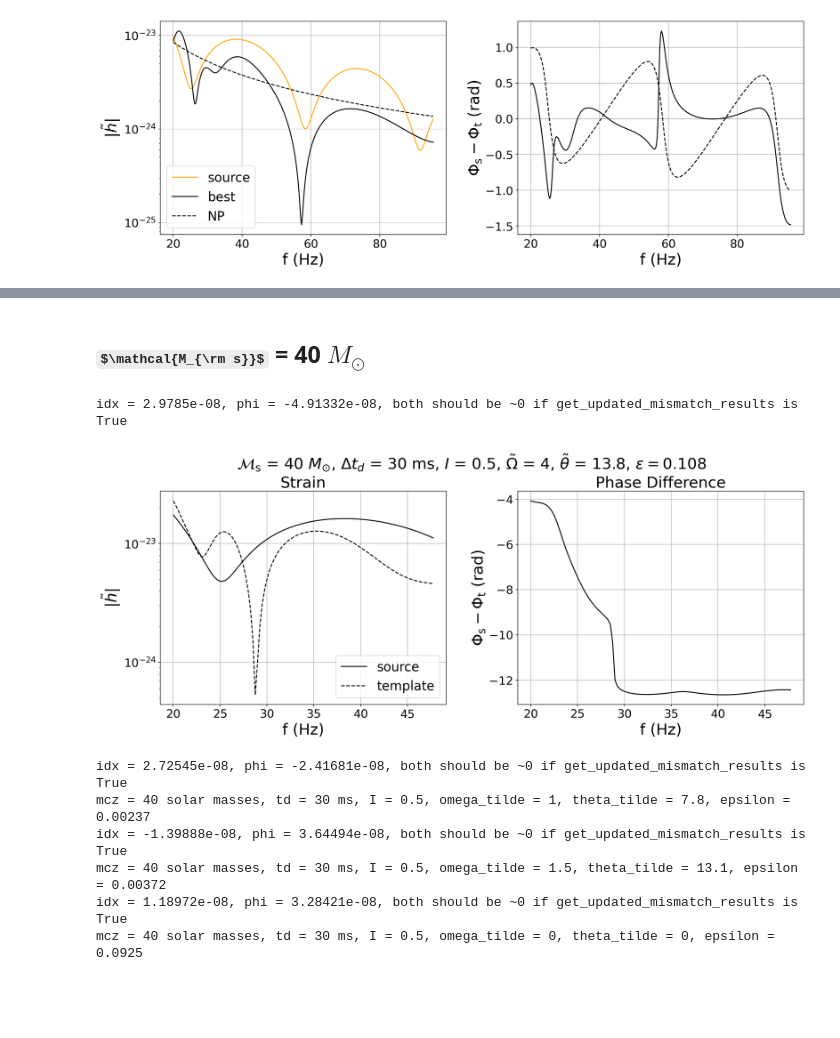
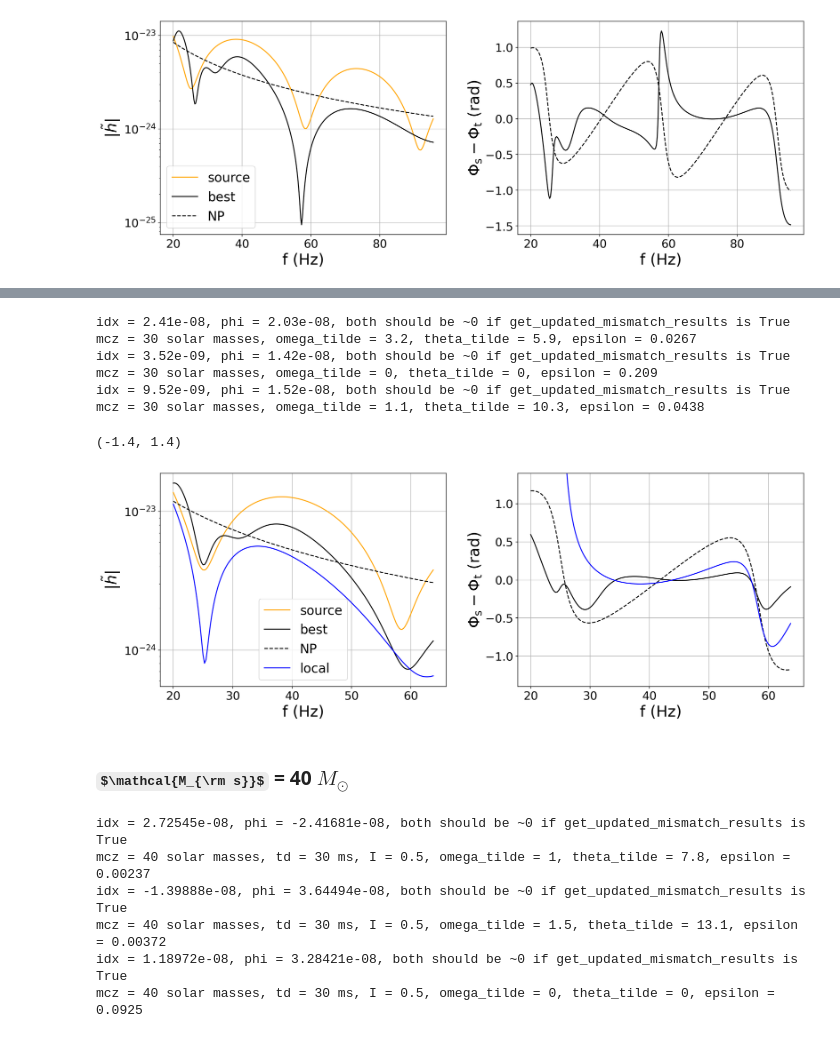
Before and after one commit to fairytien/lensing_and_precession, a Jupyter notebook: notebooks/contours_mismatch-ver6-paper.ipynb, the cells around one changed output, grey strips where cells are left out. Drawn from its saved outputs; the diff is of its cells as text; code cells hidden in the pictures; some formulas as TeX source; blank space fills up the shorter version.

```diff
--- a/notebooks/contours_mismatch-ver6-paper.ipynb
+++ b/notebooks/contours_mismatch-ver6-paper.ipynb
@@ -416,3 +338,44 @@ mcz = 20 solar masses, td = 30 ms, I = 0.5, omega_tilde = 0, theta_tilde = 0, ep
+# %%
+data = data_mcz30_sys3.copy()
+
+fig, axes = plt.subplots(nrows=1, ncols=2, figsize=(18, 6))
+fig.subplots_adjust(wspace=0.25)
+
+plot_waveforms_paper(data, axes)
+
+# plot template waveform of local minima
+local_omega, local_theta = 1.1, 10.3
+lens_params = data["source_params"]
+RP_params = data["template_params"]
+RP_params["omega_tilde"] = local_omega
+RP_params["theta_tilde"] = local_theta
+RP_params["gamma_P"] = data["gammaP_min_matrix"][
+    np.where(
+        (data["omega_matrix"] == local_omega) & (data["theta_matrix"] == local_theta)
+    )
+]
+plot_template_waveform(
+    RP_params,
+    lens_params,
+    get_updated_mismatch_results=True,
+    axes=axes,
+    label="local",
+    c="blue",
+    ls="-",
+    phase_shift=0,
+)
+
+customize_2x1_axes(axes)
+axes[1].set_ylim(-1.4, 1.4)
+# %% [output]
+idx = 2.41e-08, phi = 2.03e-08, both should be ~0 if get_updated_mismatch_results is True
+mcz = 30 solar masses, omega_tilde = 3.2, theta_tilde = 5.9, epsilon = 0.0267
+idx = 3.52e-09, phi = 1.42e-08, both should be ~0 if get_updated_mismatch_results is True
+mcz = 30 solar masses, omega_tilde = 0, theta_tilde = 0, epsilon = 0.209
+idx = 9.52e-09, phi = 1.52e-08, both should be ~0 if get_updated_mismatch_results is True
+mcz = 30 solar masses, omega_tilde = 1.1, theta_tilde = 10.3, epsilon = 0.0438
+(-1.4, 1.4)
+[figure, added]
 # %% [markdown]
-## $\mathcal{M_{\rm s}}$ = 40 $M_{\odot}$
+### $\mathcal{M_{\rm s}}$ = 40 $M_{\odot}$
 # %%
@@ -429,16 +393,4 @@ for coords, z_value in filtered_results:
     ]
 
     plot_waveform_comparison(RP_params, lens_params, get_updated_mismatch_results=True)
-# %%
-lens_params = data_mcz40_sys3["source_params"]
-RP_params = data_mcz40_sys3["template_params"]
-RP_params["omega_tilde"] = data_mcz40_sys3["stats"]["ep_max_omega_tilde"]
-RP_params["theta_tilde"] = data_mcz40_sys3["stats"]["ep_max_theta_tilde"]
-RP_params["gamma_P"] = data_mcz40_sys3["stats"]["ep_max_gammaP"]
-
-plot_waveform_comparison(RP_params, lens_params, get_updated_mismatch_results=True)
-# plt.savefig("../figures/sys3_template_mcz40_worst.pdf", bbox_inches="tight")
-# %% [output]
-idx = 2.9785e-08, phi = -4.91332e-08, both should be ~0 if get_updated_mismatch_results is True
-[figure, removed]
 # %%
```
Also changed, not shown: parts of 43 cells of this notebook, 1 other file.
